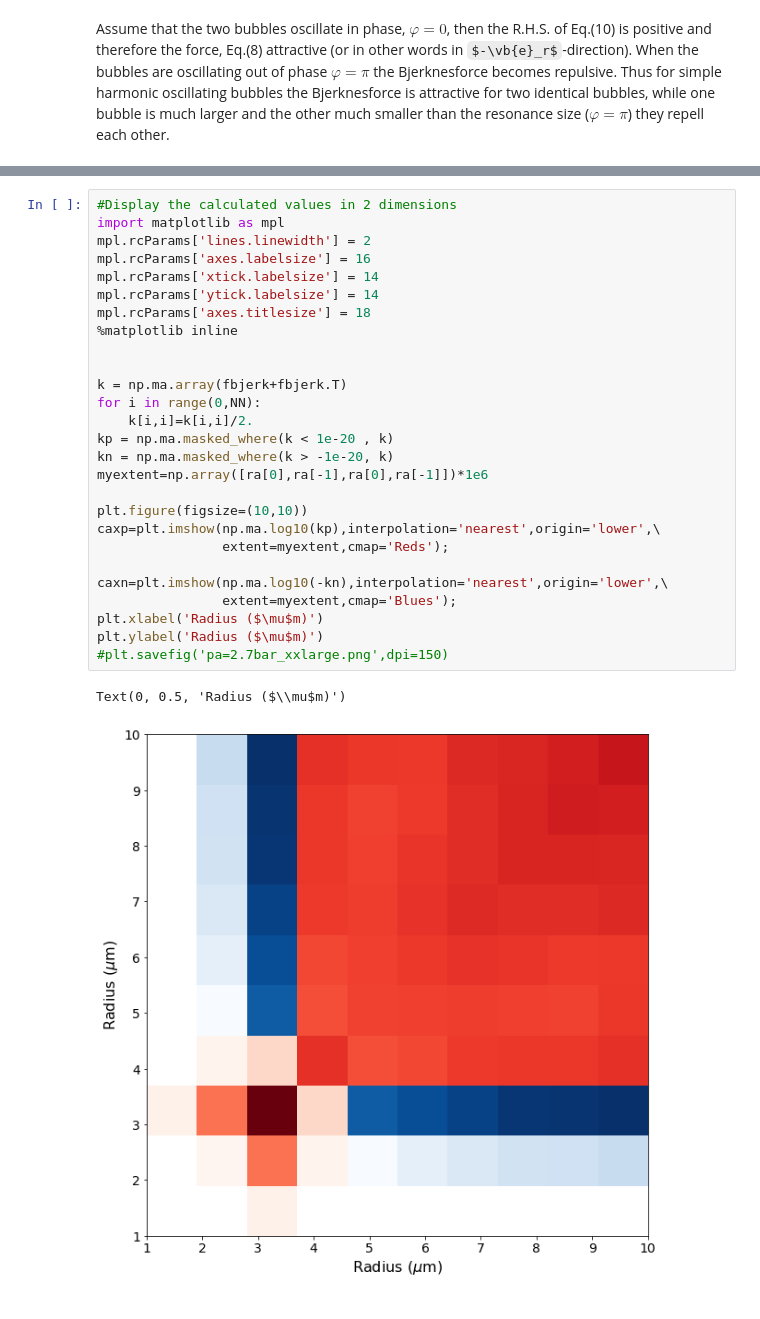
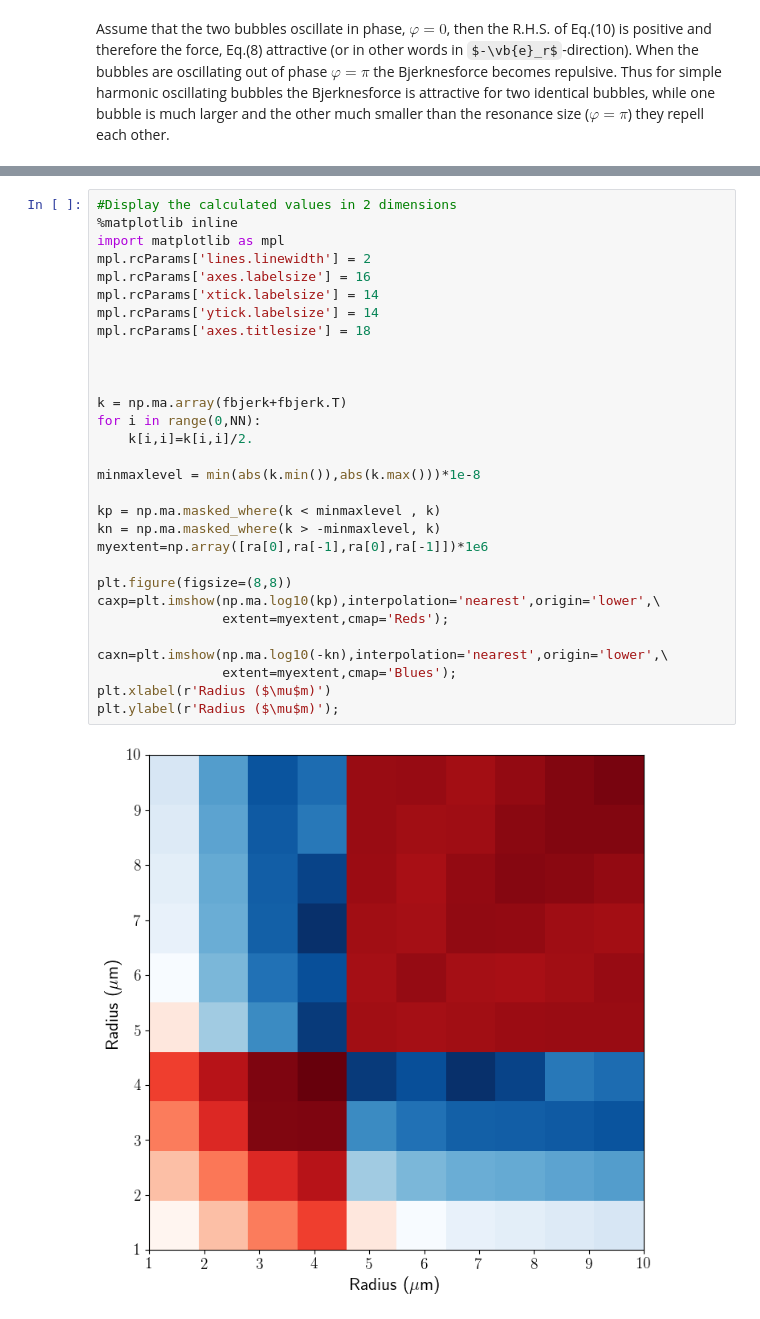
Before and after one commit to cdohl/EAS2024_Ohl, a Jupyter notebook: Introduction to Bjerknes Force.ipynb, the cells around one changed output, grey strips where cells are left out. Drawn from its saved outputs; the diff is of its cells as text; some formulas as TeX source.

```diff
--- a/Introduction to Bjerknes Force.ipynb
+++ b/Introduction to Bjerknes Force.ipynb
@@ -368,30 +435,32 @@ Fbjerk 1.6873679260905548e-18  110.0%
 # %%
 #Display the calculated values in 2 dimensions
+%matplotlib inline
 import matplotlib as mpl
 mpl.rcParams['lines.linewidth'] = 2
 mpl.rcParams['axes.labelsize'] = 16
 mpl.rcParams['xtick.labelsize'] = 14
 mpl.rcParams['ytick.labelsize'] = 14
 mpl.rcParams['axes.titlesize'] = 18
-%matplotlib inline
+
 
 
 k = np.ma.array(fbjerk+fbjerk.T)
 for i in range(0,NN):
     k[i,i]=k[i,i]/2.
-kp = np.ma.masked_where(k < 1e-20 , k)
-kn = np.ma.masked_where(k > -1e-20, k)
+
+minmaxlevel = min(abs(k.min()),abs(k.max()))*1e-8
+
+kp = np.ma.masked_where(k < minmaxlevel , k)
+kn = np.ma.masked_where(k > -minmaxlevel, k)
 myextent=np.array([ra[0],ra[-1],ra[0],ra[-1]])*1e6
 
-plt.figure(figsize=(10,10))
+plt.figure(figsize=(8,8))
 caxp=plt.imshow(np.ma.log10(kp),interpolation='nearest',origin='lower',\
                 extent=myextent,cmap='Reds');
 
 caxn=plt.imshow(np.ma.log10(-kn),interpolation='nearest',origin='lower',\
                 extent=myextent,cmap='Blues');
-plt.xlabel('Radius ($\mu$m)')
-plt.ylabel('Radius ($\mu$m)')
-#plt.savefig('pa=2.7bar_xxlarge.png',dpi=150)
+plt.xlabel(r'Radius ($\mu$m)')
+plt.ylabel(r'Radius ($\mu$m)');
 # %% [output]
-Text(0, 0.5, 'Radius ($\\mu$m)')
-[figure, old version]
+[figure, new version]
```
Also changed, not shown: parts of 6 cells of this notebook.
